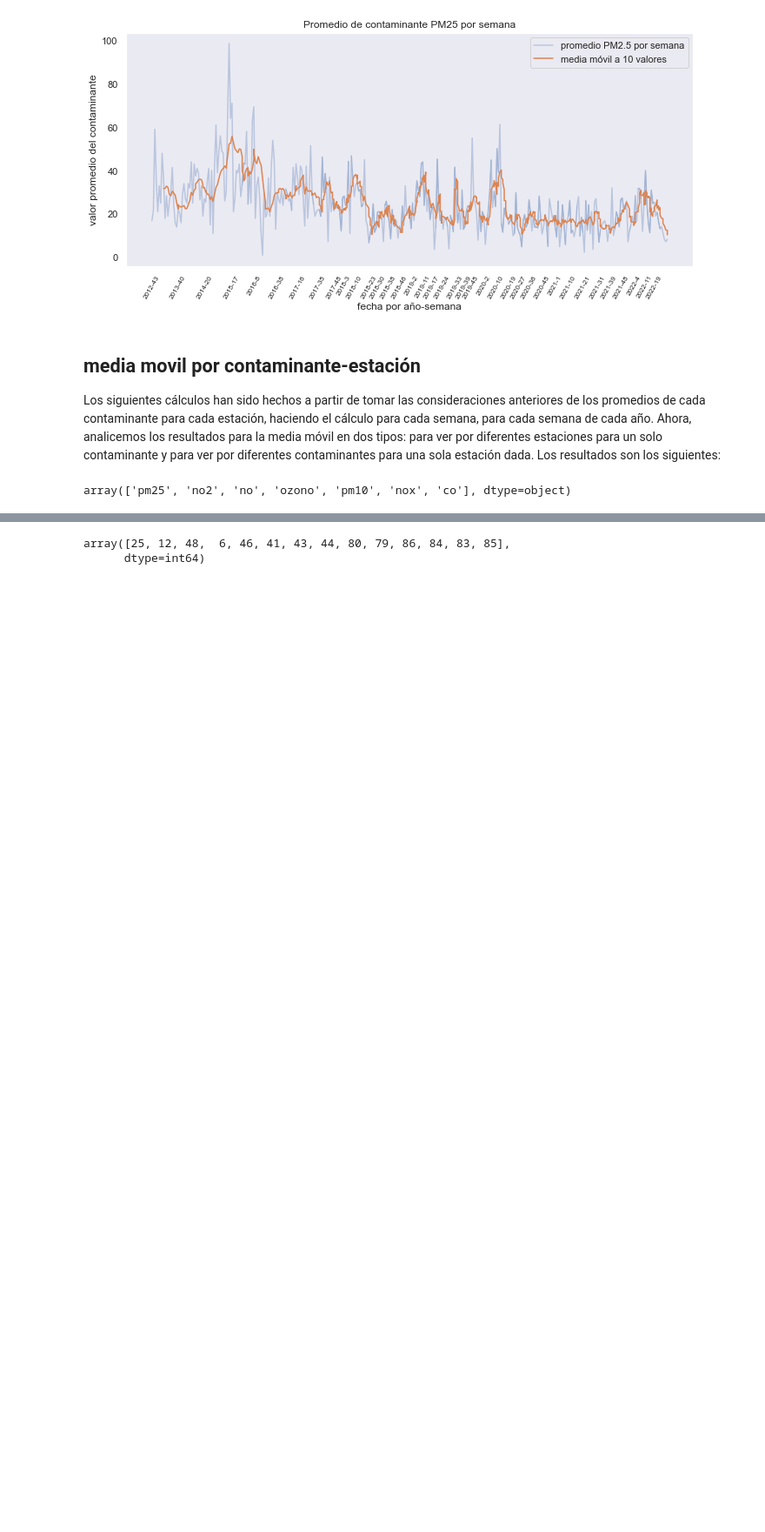
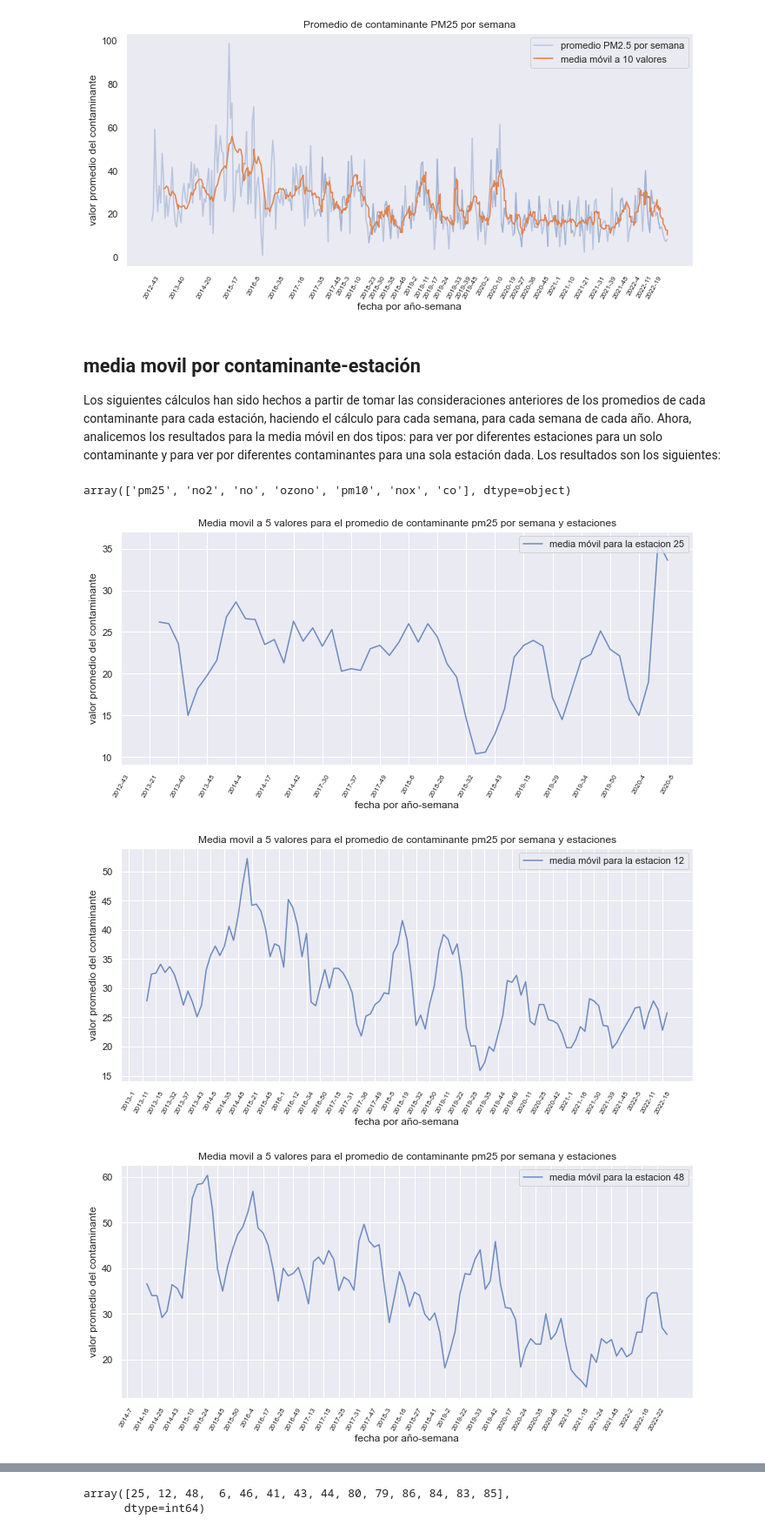
Before and after one commit to LeoUribC/CITRA_DataScience, a Jupyter notebook: Contaminantes/analisis_contaminantes_copia.ipynb, the cells around one changed output, grey strips where cells are left out. Shown at 87% size. Cells and saved outputs as stored; diff of their text form; code cells hidden in the pictures; blank space fills up the shorter version.

```diff
--- a/Contaminantes/analisis_contaminantes_copia.ipynb
+++ b/Contaminantes/analisis_contaminantes_copia.ipynb
@@ -688,4 +688,8 @@ prom_muestra_contaminantes_df["contaminante"].unique()
 # %% [output]
 array(['pm25', 'no2', 'no', 'ozono', 'pm10', 'nox', 'co'], dtype=object)
 # %%
-contaminantePorEstacion("nox", num_estaciones=14)
+contaminantePorEstacion("pm25", num_estaciones=14)
+# %% [output]
+[figure, added]
+[figure, added]
+[figure, added]
```
Also changed, not shown: parts of 2 cells of this notebook.
